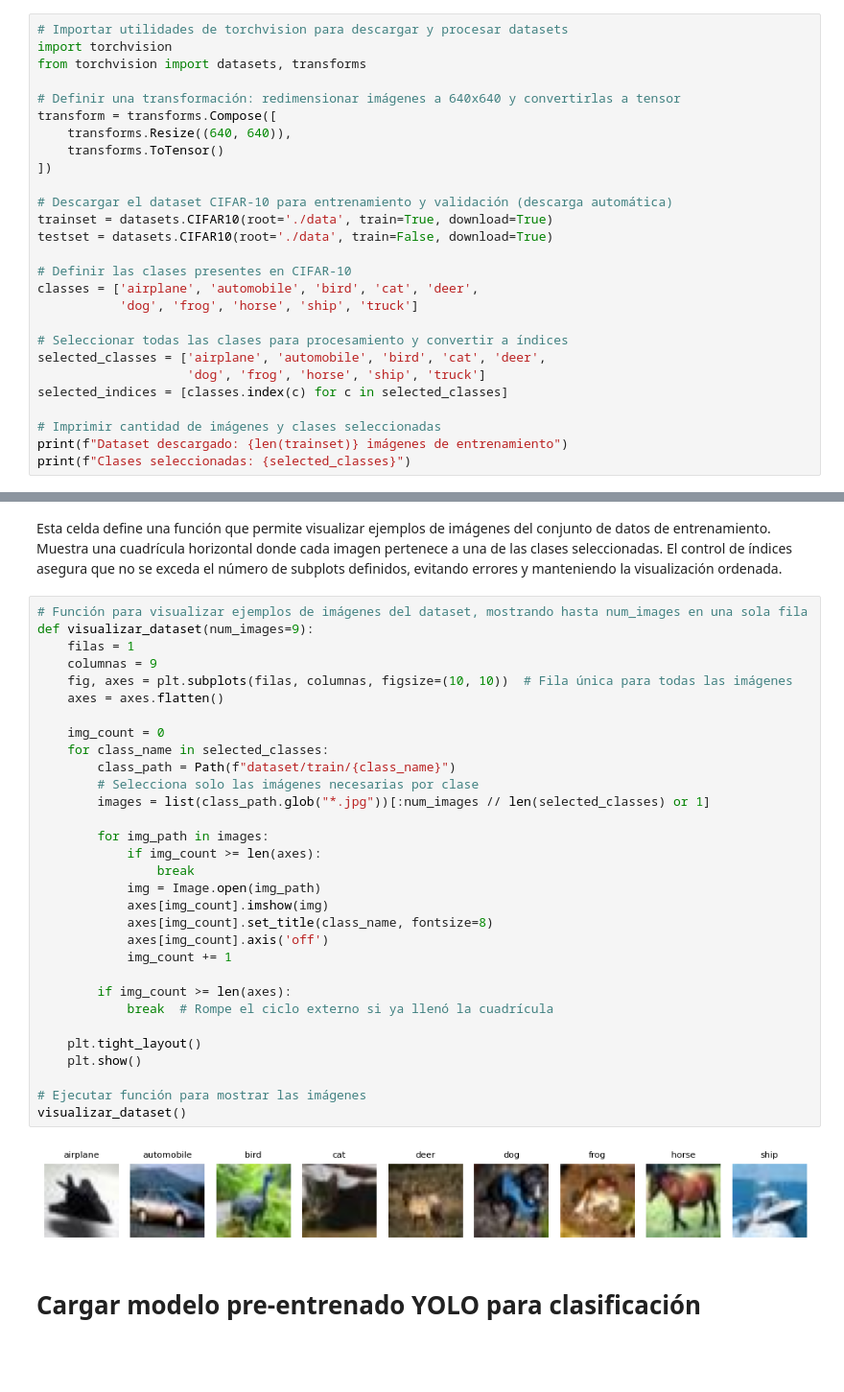
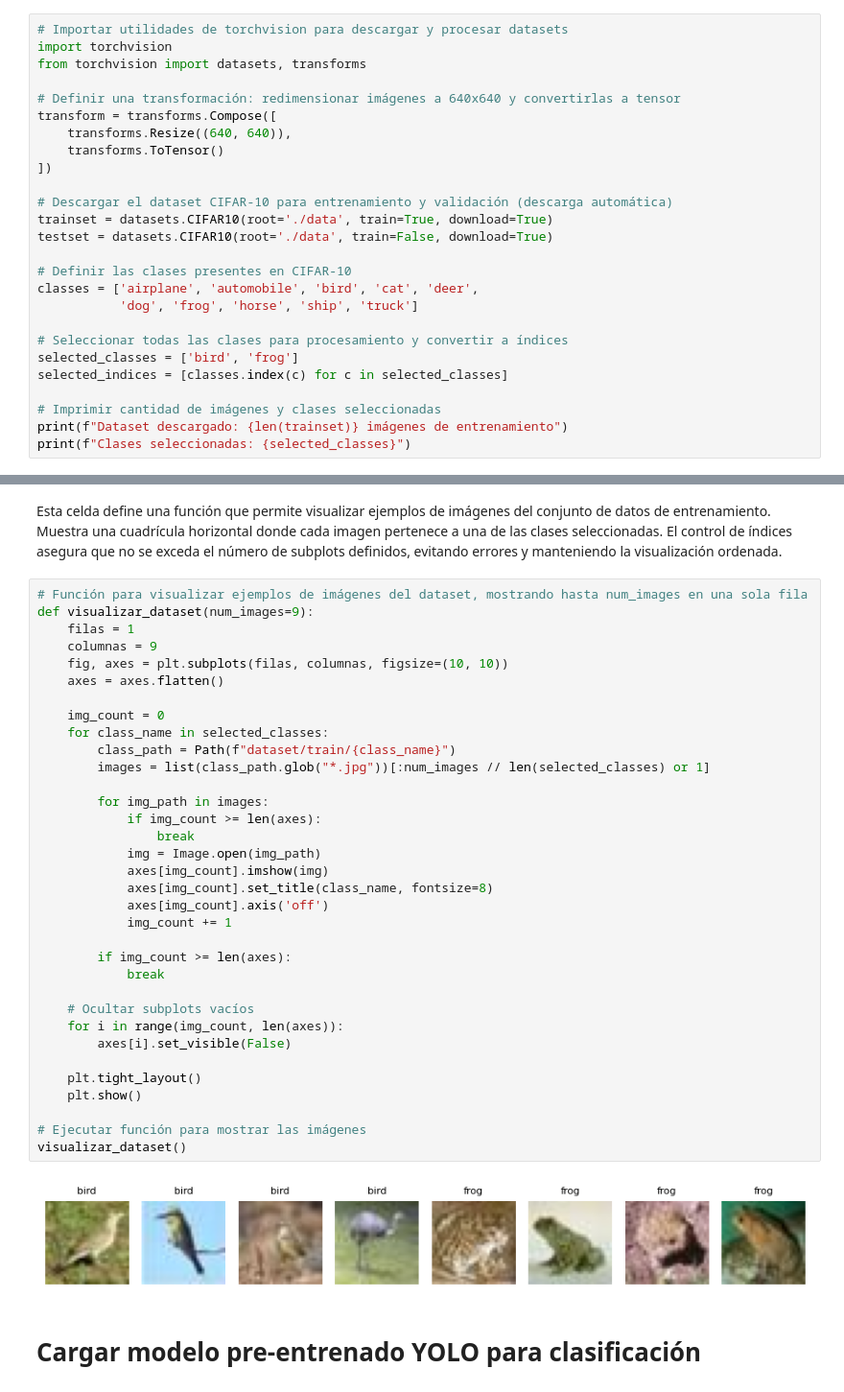
Before and after one commit to iamjuaness/cifar10_with_yolov8, a Jupyter notebook: notebook.ipynb, the cells around one changed output, grey strips where cells are left out. Shown at 96% size. Saved outputs shown, nothing was run; the diff lists cells and outputs as text; blank space fills up the shorter version.

Commit message:
feat: comparación entre  birds y frogs

```diff
--- a/notebook.ipynb
+++ b/notebook.ipynb
@@ -98,8 +102,7 @@ classes = ['airplane', 'automobile', 'bird', 'cat', 'deer',
            'dog', 'frog', 'horse', 'ship', 'truck']
 
 # Seleccionar todas las clases para procesamiento y convertir a índices
-selected_classes = ['airplane', 'automobile', 'bird', 'cat', 'deer',
-                    'dog', 'frog', 'horse', 'ship', 'truck']
+selected_classes = ['bird', 'frog']
 selected_indices = [classes.index(c) for c in selected_classes]
 
 # Imprimir cantidad de imágenes y clases seleccionadas
@@ -166,36 +160,39 @@ Esta celda define una función que permite visualizar ejemplos de imágenes del
 # %%
 # Función para visualizar ejemplos de imágenes del dataset, mostrando hasta num_images en una sola fila
 def visualizar_dataset(num_images=9):
     filas = 1
     columnas = 9
-    fig, axes = plt.subplots(filas, columnas, figsize=(10, 10))  # Fila única para todas las imágenes
+    fig, axes = plt.subplots(filas, columnas, figsize=(10, 10))
     axes = axes.flatten()
 
     img_count = 0
     for class_name in selected_classes:
         class_path = Path(f"dataset/train/{class_name}")
-        # Selecciona solo las imágenes necesarias por clase
         images = list(class_path.glob("*.jpg"))[:num_images // len(selected_classes) or 1]
 
         for img_path in images:
             if img_count >= len(axes):
                 break
             img = Image.open(img_path)
             axes[img_count].imshow(img)
             axes[img_count].set_title(class_name, fontsize=8)
             axes[img_count].axis('off')
             img_count += 1
 
         if img_count >= len(axes):
-            break  # Rompe el ciclo externo si ya llenó la cuadrícula
+            break
+
+    # Ocultar subplots vacíos
+    for i in range(img_count, len(axes)):
+        axes[i].set_visible(False)
 
     plt.tight_layout()
     plt.show()
 
 # Ejecutar función para mostrar las imágenes
 visualizar_dataset()
 # %% [output]
-[figure, old version]
+[figure, new version]
 # %% [markdown]
 # Cargar modelo pre-entrenado YOLO para clasificación
 # %% [markdown]
```
Also changed, not shown: parts of 10 cells of this notebook.
